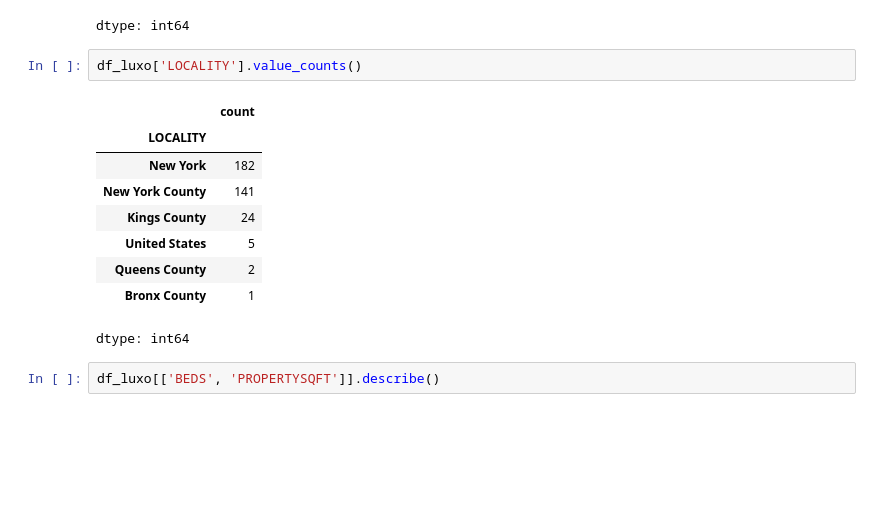
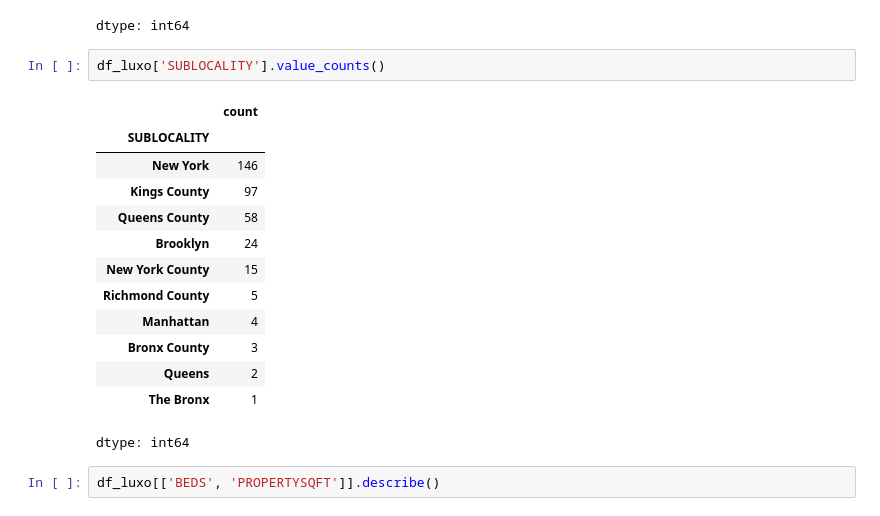
Before and after one commit to DaviSanttos/trabalho-analise-de-dados, a Jupyter notebook: mercadoimoniliario_ny_v1.ipynb, the cells around one changed output. Drawn from its saved outputs; the diff is of its cells as text; blank space fills up the shorter version.

```diff
--- a/mercadoimoniliario_ny_v1.ipynb
+++ b/mercadoimoniliario_ny_v1.ipynb
@@ -429,16 +440,20 @@ df_luxo['TYPE'].value_counts()
 | Townhouse for sale | 34 |
 dtype: int64
 # %%
-df_luxo['LOCALITY'].value_counts()
+df_luxo['SUBLOCALITY'].value_counts()
 # %% [output]
 |  | count |
-| LOCALITY |  |
-| New York | 182 |
-| New York County | 141 |
-| Kings County | 24 |
-| United States | 5 |
-| Queens County | 2 |
-| Bronx County | 1 |
+| SUBLOCALITY |  |
+| New York | 146 |
+| Kings County | 97 |
+| Queens County | 58 |
+| Brooklyn | 24 |
+| New York County | 15 |
+| Richmond County | 5 |
+| Manhattan | 4 |
+| Bronx County | 3 |
+| Queens | 2 |
+| The Bronx | 1 |
 dtype: int64
 # %%
 df_luxo[['BEDS', 'PROPERTYSQFT']].describe()
```
Also changed, not shown: parts of 4 cells of this notebook.
